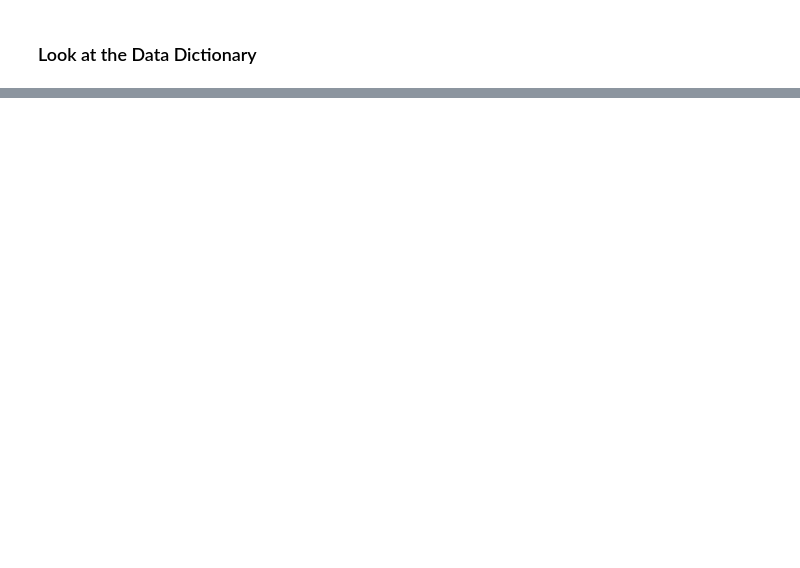
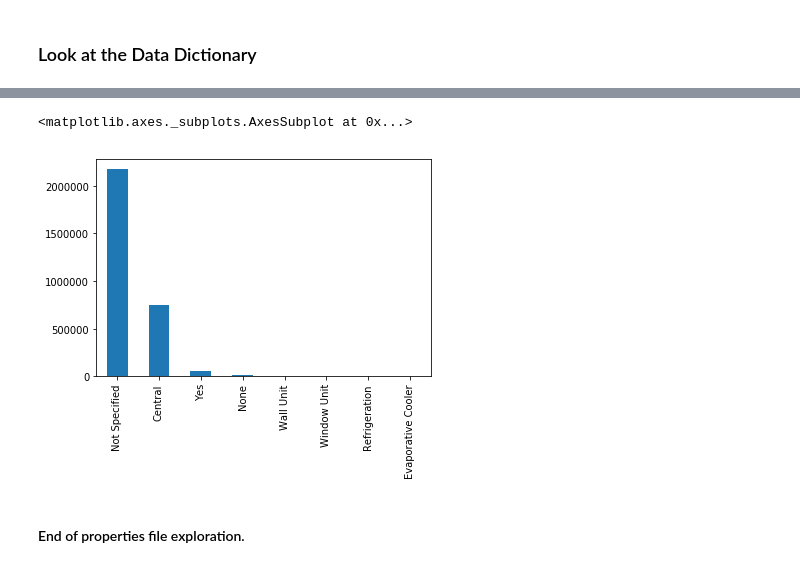
Before and after one commit to scollins83/kaggle_zillow_zestimate, a Jupyter notebook: ZC_EDA.ipynb, the cells around one changed output, grey strips where cells are left out. Drawn from its saved outputs; the diff is of its cells as text; code cells hidden in the pictures; blank space fills up the shorter version.

Commit message:
Joined and did a bar chart for Air Conditioning variable

```diff
--- a/ZC_EDA.ipynb
+++ b/ZC_EDA.ipynb
@@ -65,0 +170,6 @@ for i in range(dd.shape[0]):
+# %%
+ac = dict_dfs[4].copy()
+# %%
+properties = properties.merge(ac, how='left', left_on='airconditioningtypeid', right_on='AirConditioningTypeID')
+# %%
+properties.drop(['AirConditioningTypeID', 'Table'], axis=1, inplace=True)
@@ -65,0 +186,3 @@ for i in range(dd.shape[0]):
+# %%
+properties['airconditioningtypeid'].fillna(value=-1, inplace=True)
+properties['AirConditioningDesc'].fillna(value='Not Specified', inplace=True)
@@ -65,0 +201,7 @@ for i in range(dd.shape[0]):
+# %%
+properties.AirConditioningDesc.value_counts().plot(kind='bar')
+# %% [output]
+<matplotlib.axes._subplots.AxesSubplot at 0x...>
+[figure, added]
+# %% [markdown]
+#### End of properties file exploration.
```
Also changed, not shown: parts of 28 cells of this notebook.
